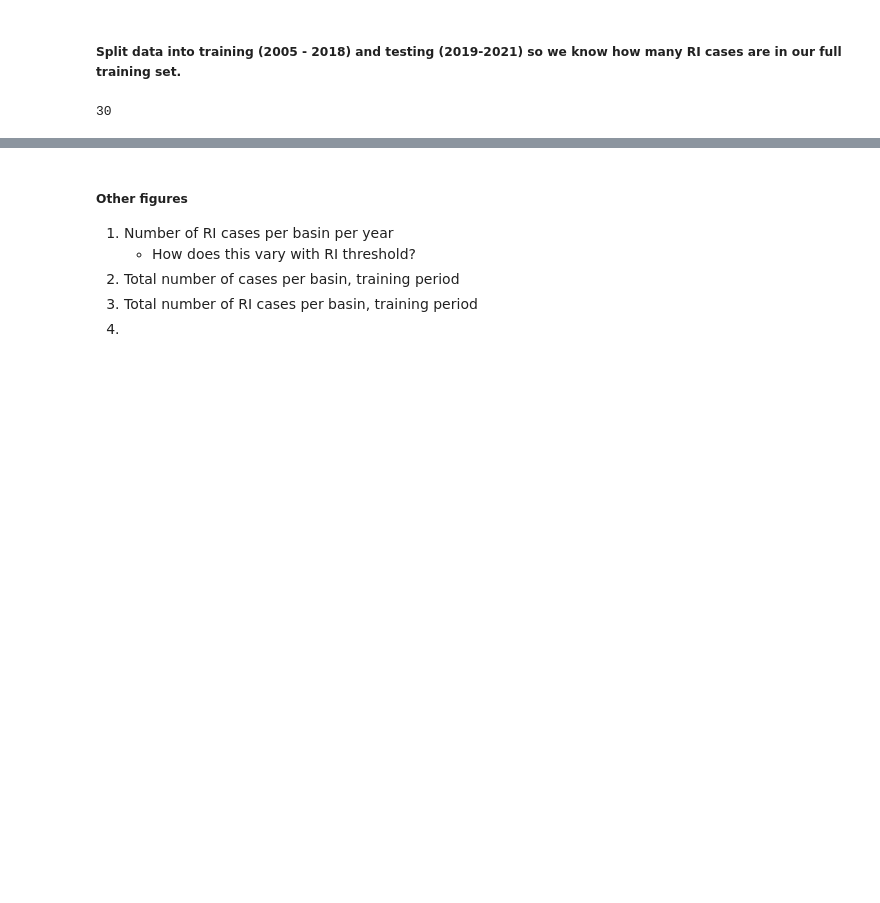
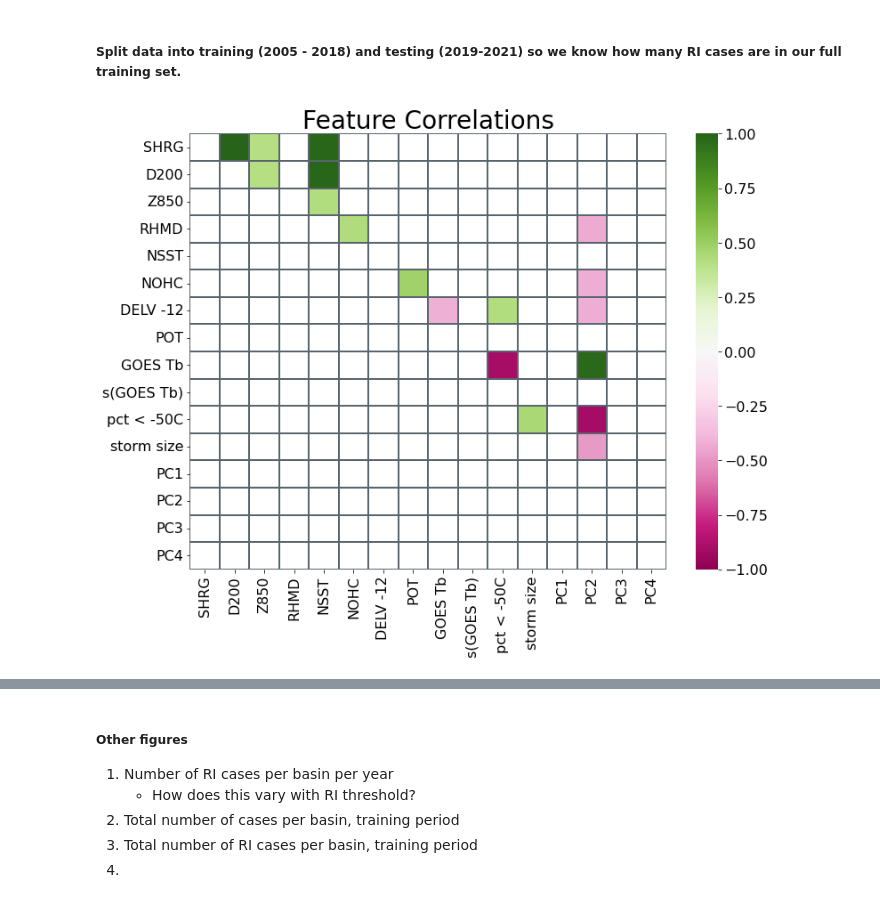
Before and after one commit to marie-mcgraw/ML_for_TC_RI, a Jupyter notebook: SHIPS_dev_data_explore.ipynb, the cells around one changed output, grey strips where cells are left out. Drawn from its saved outputs; the diff is of its cells as text; code cells hidden in the pictures; blank space fills up the shorter version.

```diff
--- a/SHIPS_dev_data_explore.ipynb
+++ b/SHIPS_dev_data_explore.ipynb
@@ -118,9 +118,24 @@ See the caveats in the documentation: https://pandas.pydata.org/pandas-docs/stab
 # %% [markdown]
 ##### Split data into training (2005 - 2018) and testing (2019-2021) so we know how many RI cases are in our full training set.
-# %%
-RI_thresh
-# %% [output]
-30
+# %%
+fcor = ['SHRG','D200','Z850','RHMD','NSST','NOHC','DELV -12','POT','GOES Tb','s(GOES Tb)','pct < -50C',
+       'storm size','PC1','PC2','PC3','PC4']
+xx = SHIPS_predictors[fcor]
+xx_stand = (xx-xx.mean())/xx.std()
+corr = xx_stand.corr()#.mask(corr>0.3)
+upper = corr.where(np.triu(np.ones(corr.shape), k=1).astype(bool))
+# %%
+fig1,ax1 = plt.subplots(1,1,figsize=(12,9))
+cpp = sns.heatmap(upper.mask(upper.abs()<0.4),cmap='PiYG',linewidth=2,
+                  linecolor='xkcd:slate grey',ax=ax1,vmin=-1,vmax=1)
+ax1.tick_params(axis='both',labelsize=16)
+cbar = cpp.collections[0].colorbar
+cbar.ax.tick_params(labelsize=16)
+ax1.set_title('Feature Correlations',fontsize=28)
+fig1.savefig('Figures/feat_corr_SHIPS_dev_ALL.png',format='png',dpi=350,bbox_inches='tight')
+fig1.savefig('Figures/feat_corr_SHIPS_dev_ALL.pdf',format='pdf',dpi=350,bbox_inches='tight')
+# %% [output]
+[figure, added]
 # %%
 test_years = [2019,2020,2021]
 to_predict = 'I_class'
```
Also changed, not shown: parts of 7 cells of this notebook, 29 other files.
